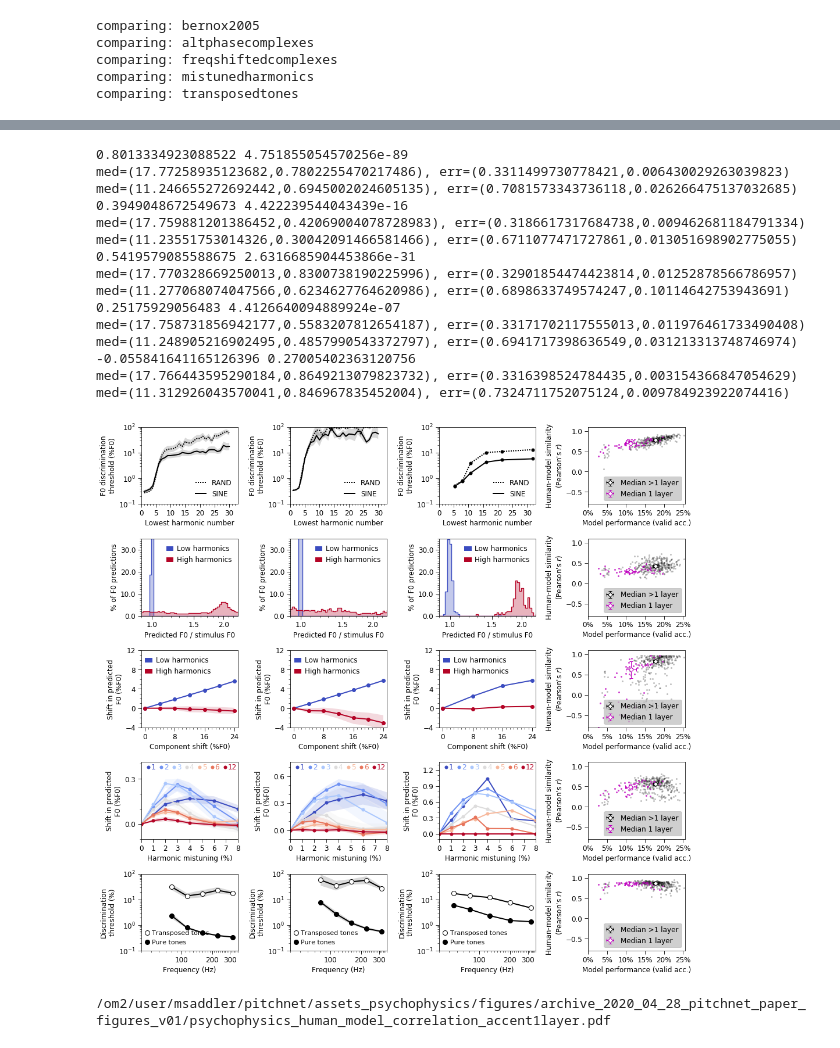
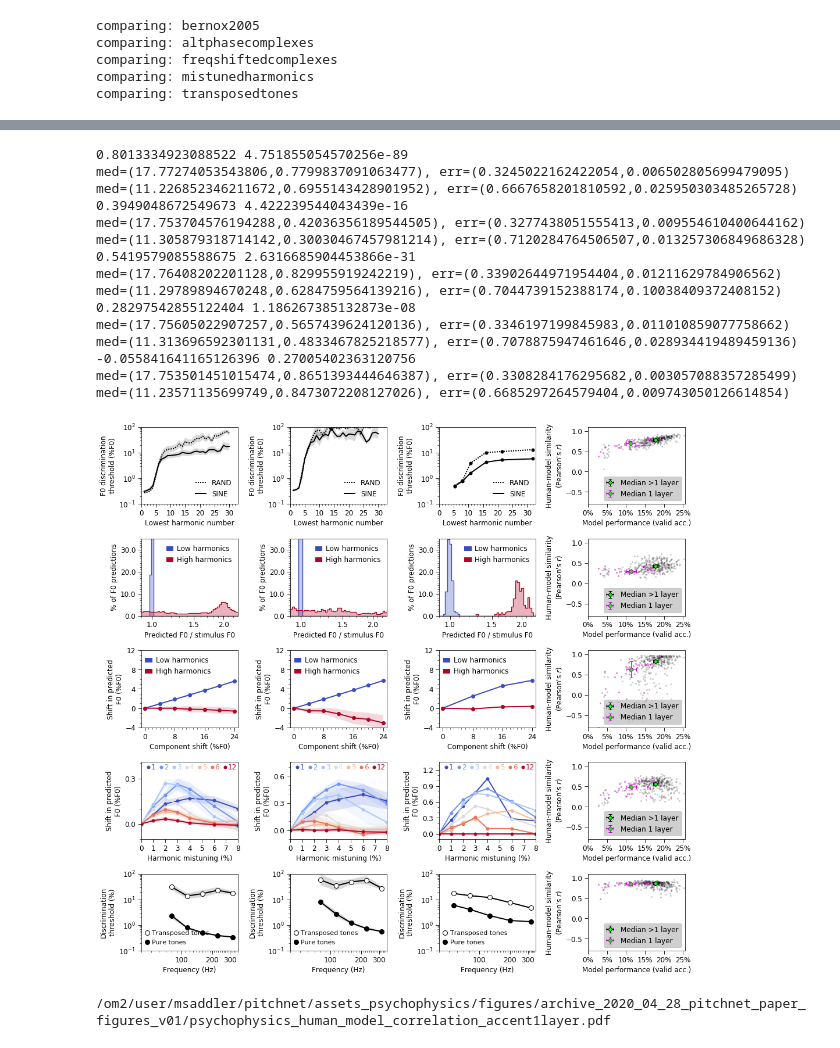
Before and after one commit to msaddler/pitchnet, a Jupyter notebook: assets_psychophysics/notebook_NetworkHumanCorrelation.ipynb, the cells around one changed output, grey strips where cells are left out. Drawn from its saved outputs; the diff is of its cells as text; code cells hidden in the pictures.

Commit message:
regenerating human-model comparison figures with more prominent median datapoints

```diff
--- a/assets_psychophysics/notebook_NetworkHumanCorrelation.ipynb
+++ b/assets_psychophysics/notebook_NetworkHumanCorrelation.ipynb
@@ -337,6 +341,8 @@ plt.show()
 importlib.reload(util_figures)
 importlib.reload(util_figures_psychophysics)
 importlib.reload(util_human_model_comparison)
+
+np.random.seed(858)
 
 sort_idx = np.flip(np.argsort(list_valid_metric))
 sorted_list_valid_metric = np.array(list_valid_metric)[sort_idx]
@@ -403,49 +409,49 @@ for c_idx, partition in enumerate(list_partition):
                     np.array(list_arch_metric)==1,
                 ],
                 'list_accent_kwargs_plot': [
-                    {'color': 'k', 'markersize': 3.0, 'alpha': 0.25, 'label': 'Median >1 layer'},
-                    {'color': 'm', 'markersize': 3.0, 'alpha': 0.75, 'label': 'Median 1 layer'},
+                    {'color': 'k', 'markersize': 3.0, 'alpha': 0.2, 'label': 'Median >1 layer'},
+                    {'color': 'm', 'markersize': 3.0, 'alpha': 0.5, 'label': 'Median 1 layer'},
                 ]
             }
             util_human_model_comparison.make_human_model_comparison_plot(
                 ax[r_idx, c_idx],
                 list_valid_metric,
                 dict_list_human_model_comparison[key],
                 **kwargs_make_human_model_comparison_plot)
 
         else:
             plot_fcn = experiment_to_plot_fcn_map[key]
             kwargs = {
                 'include_yerr': True,
             }
             if isinstance(partition, str) and ('human' in partition.lower()):
                 kwargs['include_yerr'] = False
             plot_fcn(ax[r_idx, c_idx], results_dict_input, **kwargs)
 
 plt.tight_layout()
 plt.show()
 
 # save_dir = '/om2/user/msaddler/pitchnet/assets_psychophysics/figures/archive_2020_04_28_pitchnet_paper_figures_v01/'
 # save_fn = os.path.join(save_dir, 'psychophysics_human_model_correlation_accent1layer.pdf')
 # fig.savefig(save_fn, bbox_inches='tight', pad_inches=0.1, transparent=False)
 # print(save_fn)
 # %% [output]
 0.8013334923088522 4.751855054570256e-89
-med=(17.77258935123682,0.7802255470217486), err=(0.3311499730778421,0.006430029263039823)
-med=(11.246655272692442,0.6945002024605135), err=(0.7081573343736118,0.026266475137032685)
+med=(17.77274053543806,0.7799837091063477), err=(0.3245022162422054,0.006502805699479095)
+med=(11.226852346211672,0.6955143428901952), err=(0.6667658201810592,0.025950303485265728)
 0.3949048672549673 4.422239544043439e-16
-med=(17.759881201386452,0.42069004078728983), err=(0.3186617317684738,0.009462681184791334)
-med=(11.23551753014326,0.30042091466581466), err=(0.6711077471727861,0.013051698902775055)
+med=(17.753704576194288,0.42036356189544505), err=(0.3277438051555413,0.009554610400644162)
+med=(11.305879318714142,0.30030467457981214), err=(0.7120284764506507,0.013257306849686328)
 0.5419579085588675 2.6316685904453866e-31
-med=(17.770328669250013,0.8300738190225996), err=(0.32901854474423814,0.01252878566786957)
-med=(11.277068074047566,0.6234627764620986), err=(0.6898633749574247,0.10114642753943691)
-0.25175929056483 4.4126640094889924e-07
-med=(17.758731856942177,0.5583207812654187), err=(0.33171702117555013,0.011976461733490408)
-med=(11.248905216902495,0.4857990543372797), err=(0.6941717398636549,0.031213313748746974)
+med=(17.76408202201128,0.829955919242219), err=(0.33902644971954404,0.01211629784906562)
+med=(11.29789894670248,0.6284759564139216), err=(0.7044739152388174,0.10038409372408152)
+0.28297542855122404 1.186267385132873e-08
+med=(17.75605022907257,0.5657439624120136), err=(0.3346197199845983,0.011010859077758662)
+med=(11.313696592301131,0.4833467825218577), err=(0.7078875947461646,0.028934419489459136)
 -0.055841641165126396 0.27005402363120756
-med=(17.766443595290184,0.8649213079823732), err=(0.3316398524784435,0.003154366847054629)
-med=(11.312926043570041,0.846967835452004), err=(0.7324711752075124,0.009784923922074416)
+med=(17.753501451015474,0.8651393444646387), err=(0.3308284176295682,0.003057088357285499)
+med=(11.23571135699749,0.8473072208127026), err=(0.6685297264579404,0.009743050126614854)
-[figure, old version]
+[figure, new version]
 /om2/user/msaddler/pitchnet/assets_psychophysics/figures/archive_2020_04_28_pitchnet_paper_figures_v01/psychophysics_human_model_correlation_accent1layer.pdf
 # %%
 import sys
```
Also changed, not shown: parts of 6 cells of this notebook, 1 other file.
